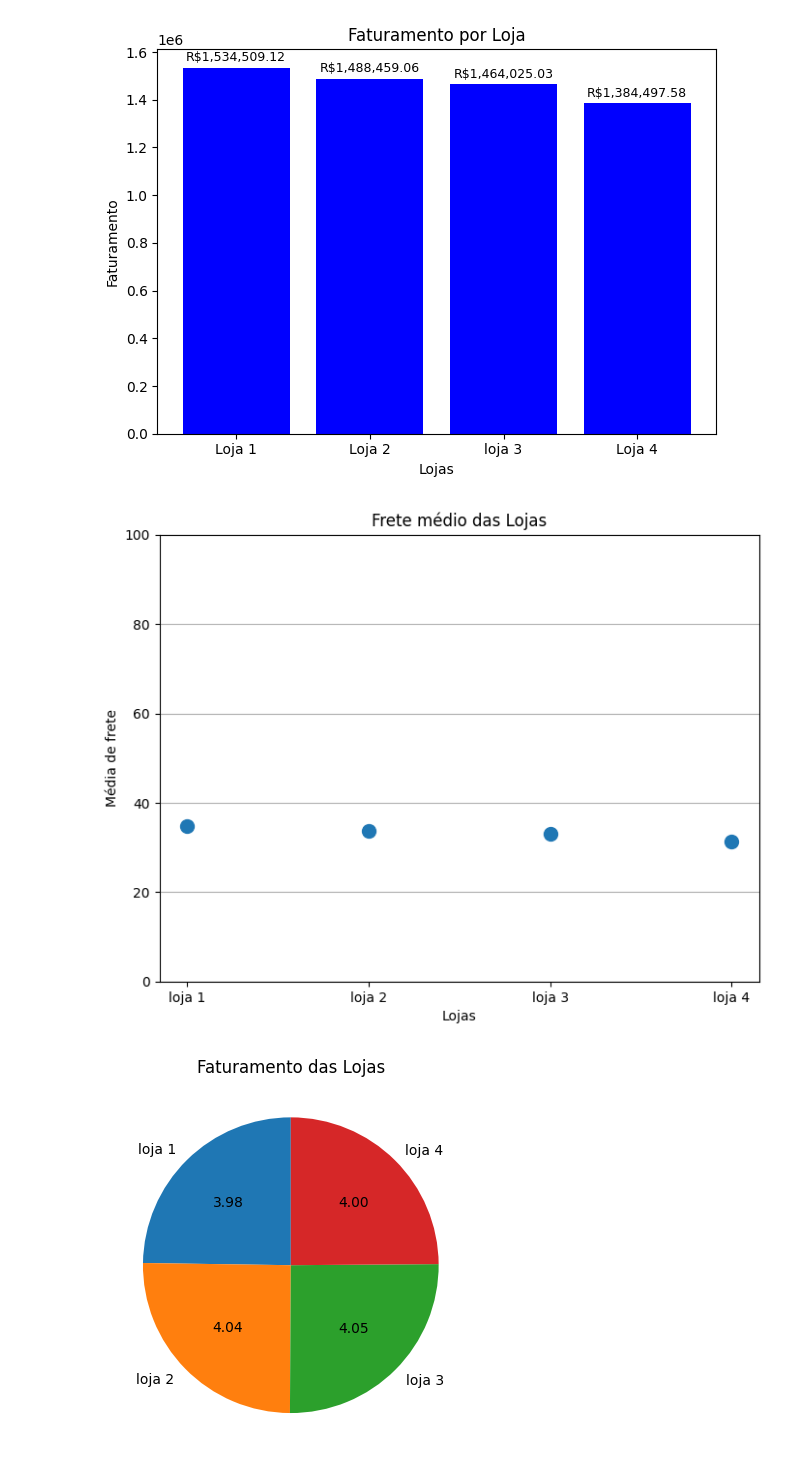
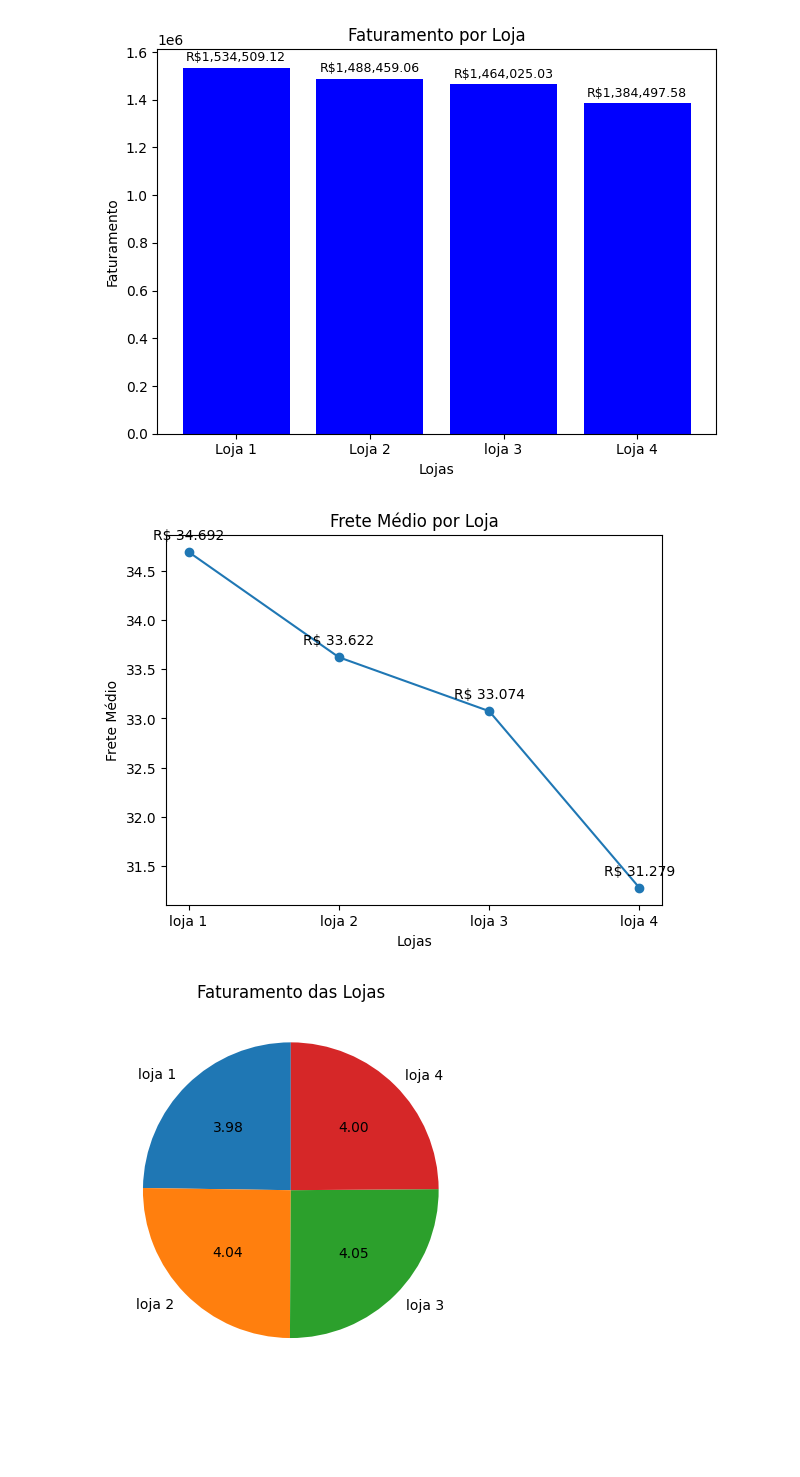
Before and after one commit to DuillesAD/Challenge_data_sciencie_1, a Jupyter notebook: AluraStoreBr.ipynb, the cells around one changed output. Cells and saved outputs as stored; diff of their text form; code cells hidden in the pictures; blank space fills up the shorter version.

```diff
--- a/AluraStoreBr.ipynb
+++ b/AluraStoreBr.ipynb
@@ -185,26 +185,30 @@ plt.show()
 [figure]
 # %%
 import matplotlib.pyplot as plt
+import numpy as np
 
 lojas = ["loja 1", "loja 2", "loja 3", "loja 4"]
 
 frete_medio = [
     loja["Frete"].mean(),
     loja2["Frete"].mean(),
     loja3["Frete"].mean(),
     loja4["Frete"].mean()
     ]
 
-plt.figure(figsize=(8, 6))
-plt.plot(lojas, frete_medio, "o", markersize=10)
-plt.title("Frete médio das Lojas")
-plt.ylabel("Média de frete")
+fig, ax = plt.subplots()
+ax.plot(lojas, frete_medio, marker = "o")
+
+for i, valor in enumerate(frete_medio):
+    ax.text(i, valor + 0.1, f"R$ {valor:,.3f}", ha="center", va="bottom")
+
 plt.xlabel("Lojas")
-plt.ylim(0,100)
-plt.grid(True, axis='y')
+plt.ylabel("Frete Médio")
+plt.title("Frete Médio por Loja")
+
 plt.show()
 # %% [output]
-[figure, old version]
+[figure, new version]
 # %%
 import matplotlib.pyplot as plt
 
```
